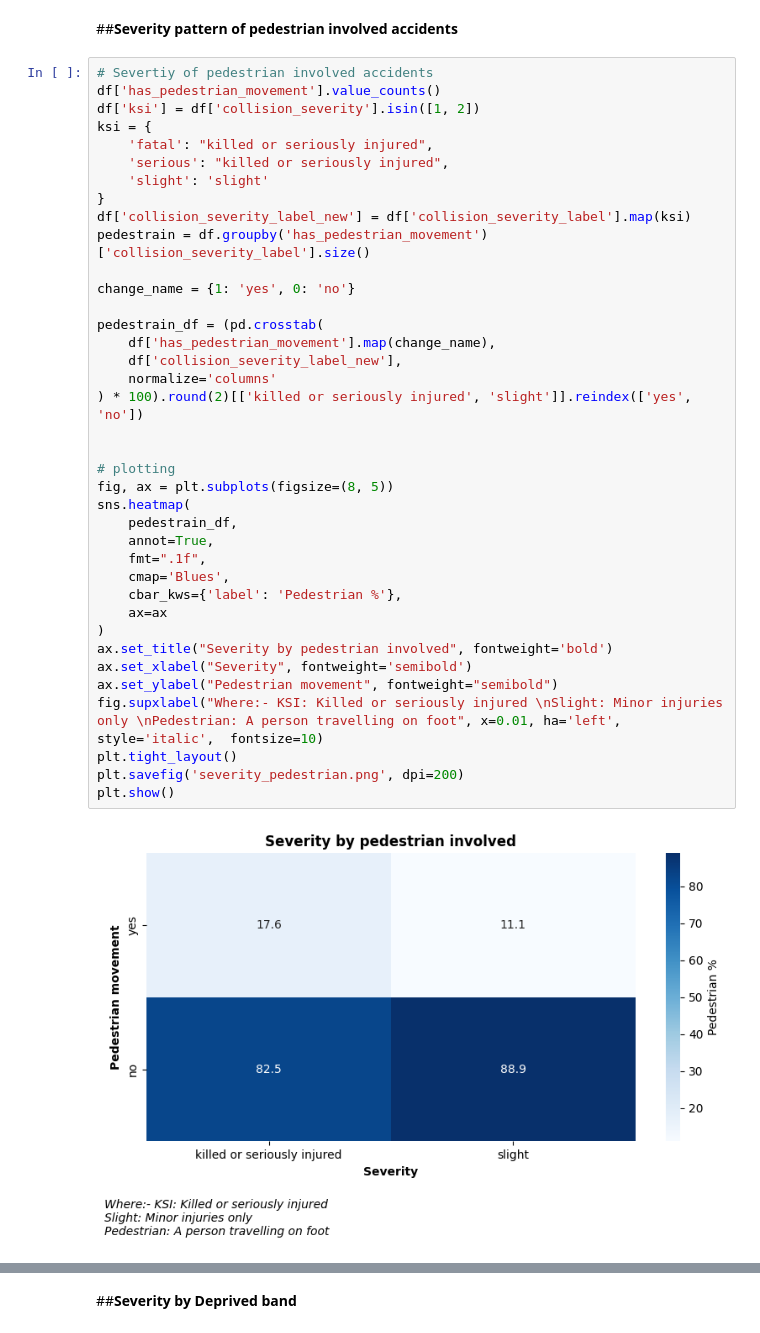
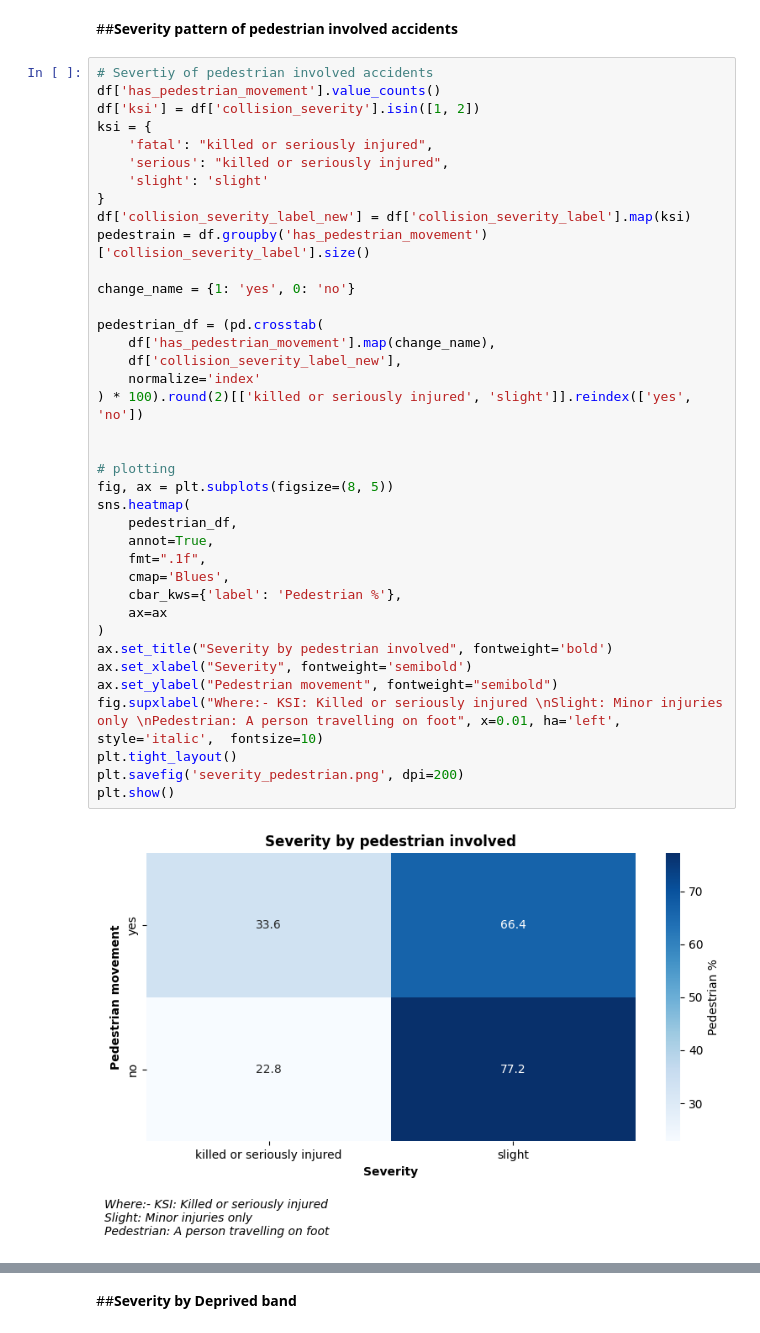
Before and after one commit to pratapsingh23/uk-road-accident-severity-prediction, a Jupyter notebook: eda.ipynb, the cells around one changed output, grey strips where cells are left out. Drawn from its saved outputs; the diff is of its cells as text.

```diff
--- a/eda.ipynb
+++ b/eda.ipynb
@@ -287,34 +311,34 @@ ksi = {
     'serious': "killed or seriously injured",
     'slight': 'slight'
 }
 df['collision_severity_label_new'] = df['collision_severity_label'].map(ksi)
 pedestrain = df.groupby('has_pedestrian_movement')['collision_severity_label'].size()
 
 change_name = {1: 'yes', 0: 'no'}
 
-pedestrain_df = (pd.crosstab(
+pedestrian_df = (pd.crosstab(
     df['has_pedestrian_movement'].map(change_name),
     df['collision_severity_label_new'],
-    normalize='columns'
+    normalize='index'
 ) * 100).round(2)[['killed or seriously injured', 'slight']].reindex(['yes', 'no'])
 
 
 # plotting
 fig, ax = plt.subplots(figsize=(8, 5))
 sns.heatmap(
-    pedestrain_df,
+    pedestrian_df,
     annot=True,
     fmt=".1f",
     cmap='Blues',
     cbar_kws={'label': 'Pedestrian %'},
     ax=ax
 )
 ax.set_title("Severity by pedestrian involved", fontweight='bold')
 ax.set_xlabel("Severity", fontweight='semibold')
 ax.set_ylabel("Pedestrian movement", fontweight="semibold")
 fig.supxlabel("Where:- KSI: Killed or seriously injured \nSlight: Minor injuries only \nPedestrian: A person travelling on foot", x=0.01, ha='left', style='italic',  fontsize=10)
 plt.tight_layout()
 plt.savefig('severity_pedestrian.png', dpi=200)
 plt.show()
 # %% [output]
-[figure, old version]
+[figure, new version]
```
Also changed, not shown: parts of 9 cells of this notebook.
